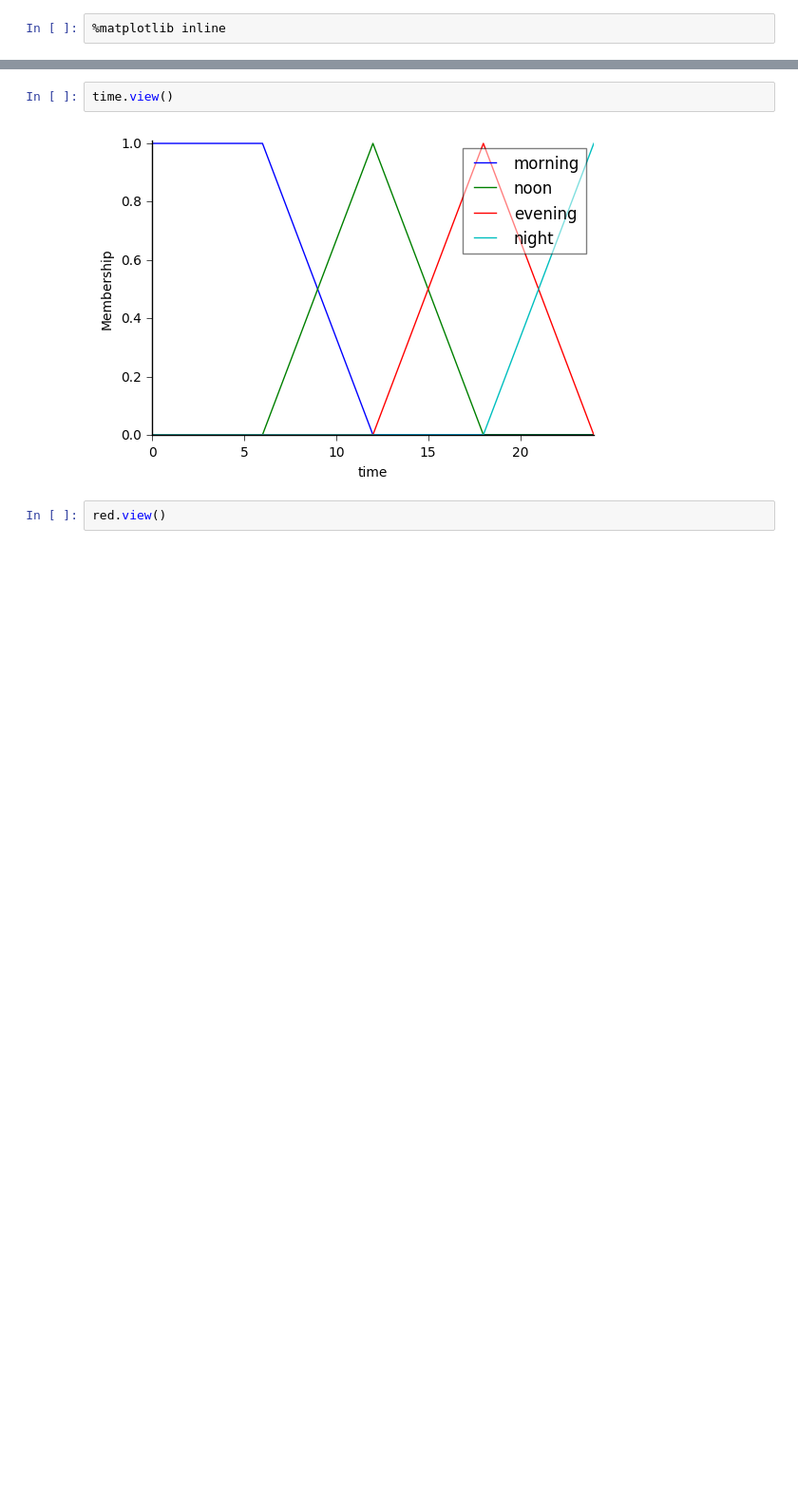
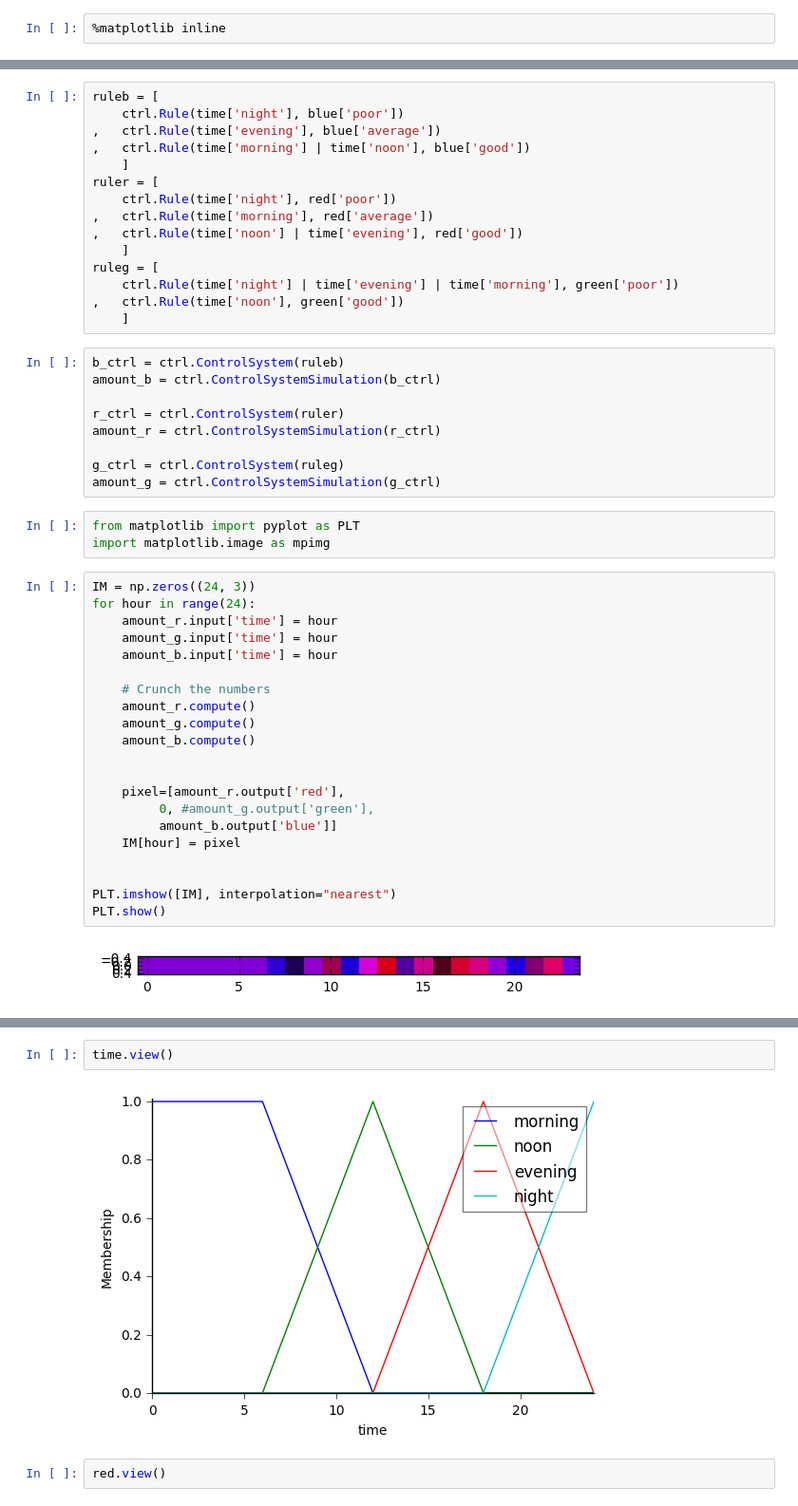
Before and after one commit to ilyadorosh/thesis, a Jupyter notebook: CyberPlant-Copy1.ipynb, the cells around one changed output, grey strips where cells are left out. Shown at 95% size. Saved outputs shown, nothing was run; the diff lists cells and outputs as text; blank space fills up the shorter version.

```diff
--- a/CyberPlant-Copy1.ipynb
+++ b/CyberPlant-Copy1.ipynb
@@ -25,0 +27,50 @@ time['night'] = fuzz.trimf(time.universe, [18, 24, 25])
+# %%
+ruleb = [
+    ctrl.Rule(time['night'], blue['poor'])
+,   ctrl.Rule(time['evening'], blue['average'])
+,   ctrl.Rule(time['morning'] | time['noon'], blue['good'])
+    ]
+ruler = [
+    ctrl.Rule(time['night'], red['poor'])
+,   ctrl.Rule(time['morning'], red['average'])
+,   ctrl.Rule(time['noon'] | time['evening'], red['good'])
+    ]
+ruleg = [
+    ctrl.Rule(time['night'] | time['evening'] | time['morning'], green['poor'])
+,   ctrl.Rule(time['noon'], green['good'])
+    ]
+# %%
+b_ctrl = ctrl.ControlSystem(ruleb)
+amount_b = ctrl.ControlSystemSimulation(b_ctrl)
+
+r_ctrl = ctrl.ControlSystem(ruler)
+amount_r = ctrl.ControlSystemSimulation(r_ctrl)
+
+g_ctrl = ctrl.ControlSystem(ruleg)
+amount_g = ctrl.ControlSystemSimulation(g_ctrl)
+# %%
+from matplotlib import pyplot as PLT
+import matplotlib.image as mpimg
+# %%
+IM = np.zeros((24, 3))
+for hour in range(24):
+    amount_r.input['time'] = hour
+    amount_g.input['time'] = hour
+    amount_b.input['time'] = hour
+
+    # Crunch the numbers
+    amount_r.compute()
+    amount_g.compute()
+    amount_b.compute()
+
+
+    pixel=[amount_r.output['red'],
+         0, #amount_g.output['green'],
+         amount_b.output['blue']]
+    IM[hour] = pixel
+
+
+PLT.imshow([IM], interpolation="nearest")
+PLT.show()
+# %% [output]
+[figure, added]
```
Also changed, not shown: parts of 19 cells of this notebook.
